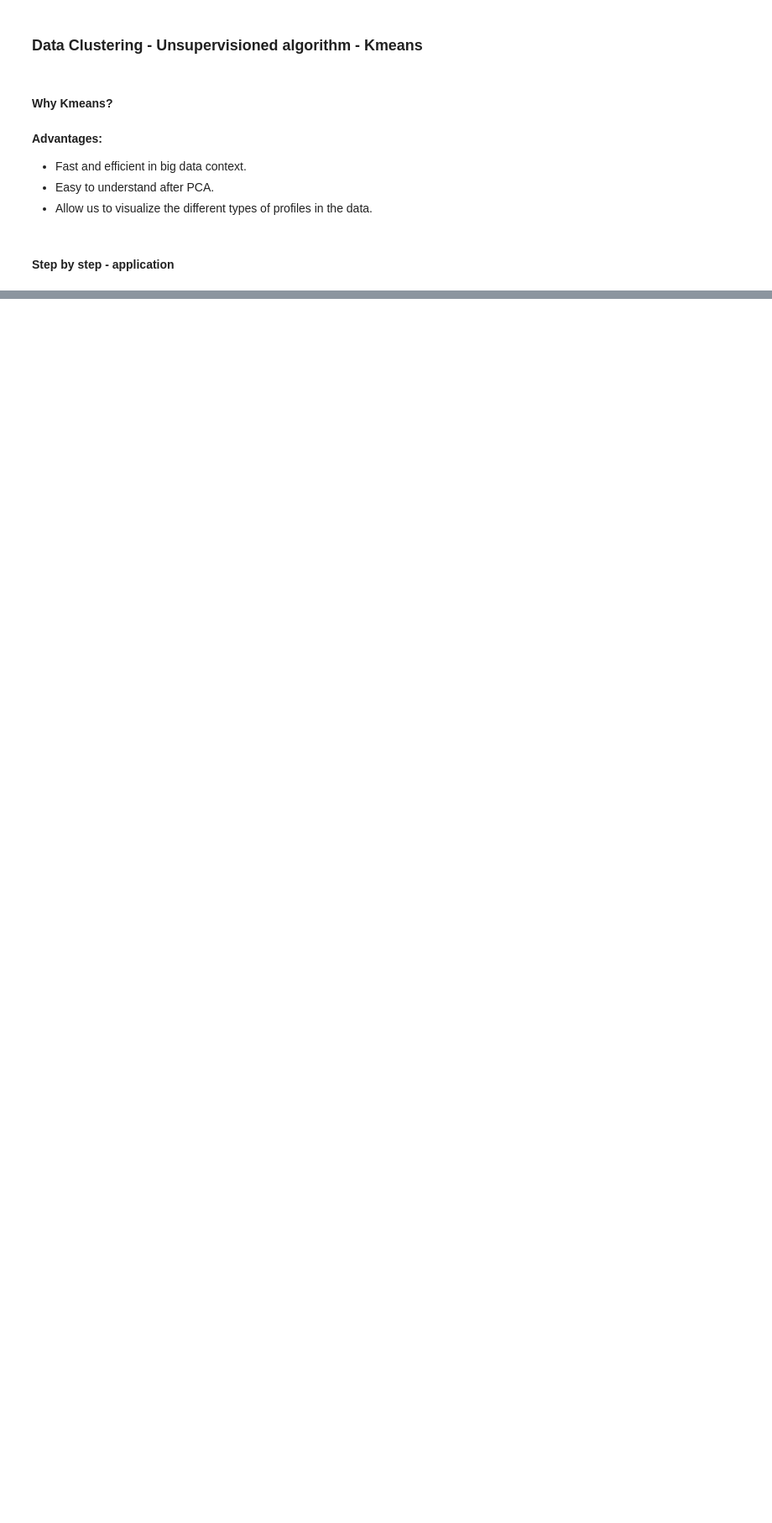
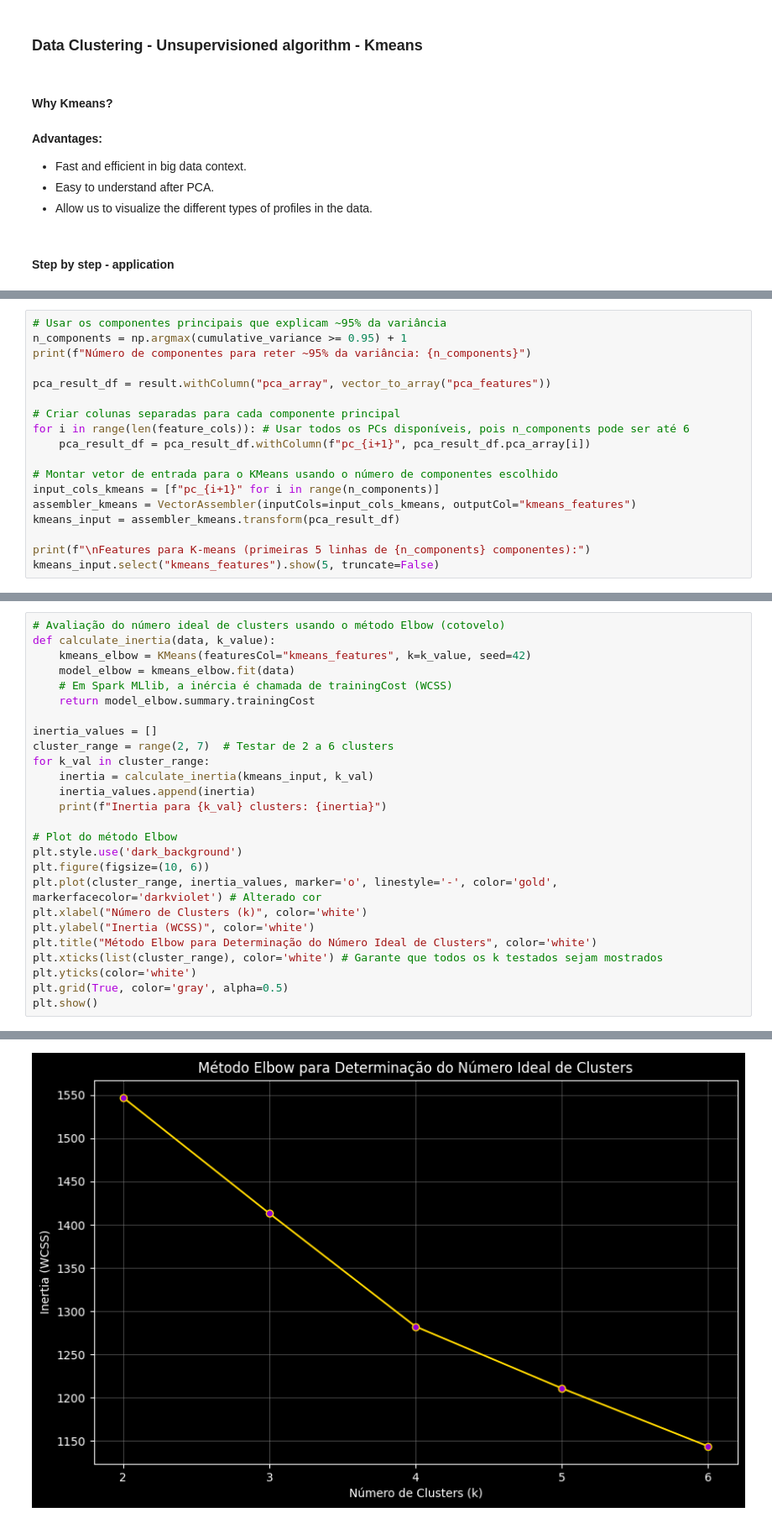
Before and after one commit to gusdorio/spark-project, a Jupyter notebook: scripts/pca_analysis.ipynb, the cells around one changed output, grey strips where cells are left out. Shown at 84% size. Drawn from its saved outputs; the diff is of its cells as text; blank space fills up the shorter version.

```diff
--- a/scripts/pca_analysis.ipynb
+++ b/scripts/pca_analysis.ipynb
@@ -564,0 +476,18 @@ plt.show()
+# %%
+# Usar os componentes principais que explicam ~95% da variância
+n_components = np.argmax(cumulative_variance >= 0.95) + 1
+print(f"Número de componentes para reter ~95% da variância: {n_components}")
+
+pca_result_df = result.withColumn("pca_array", vector_to_array("pca_features"))
+
+# Criar colunas separadas para cada componente principal
+for i in range(len(feature_cols)): # Usar todos os PCs disponíveis, pois n_components pode ser até 6
+    pca_result_df = pca_result_df.withColumn(f"pc_{i+1}", pca_result_df.pca_array[i])
+
+# Montar vetor de entrada para o KMeans usando o número de componentes escolhido
+input_cols_kmeans = [f"pc_{i+1}" for i in range(n_components)]
+assembler_kmeans = VectorAssembler(inputCols=input_cols_kmeans, outputCol="kmeans_features")
+kmeans_input = assembler_kmeans.transform(pca_result_df)
+
+print(f"\nFeatures para K-means (primeiras 5 linhas de {n_components} componentes):")
+kmeans_input.select("kmeans_features").show(5, truncate=False)
@@ -564,0 +540,27 @@ plt.show()
+# %%
+# Avaliação do número ideal de clusters usando o método Elbow (cotovelo)
+def calculate_inertia(data, k_value):
+    kmeans_elbow = KMeans(featuresCol="kmeans_features", k=k_value, seed=42)
+    model_elbow = kmeans_elbow.fit(data)
+    # Em Spark MLlib, a inércia é chamada de trainingCost (WCSS)
+    return model_elbow.summary.trainingCost
+
+inertia_values = []
+cluster_range = range(2, 7)  # Testar de 2 a 6 clusters
+for k_val in cluster_range:
+    inertia = calculate_inertia(kmeans_input, k_val)
+    inertia_values.append(inertia)
+    print(f"Inertia para {k_val} clusters: {inertia}")
+
+# Plot do método Elbow
+plt.style.use('dark_background')
+plt.figure(figsize=(10, 6))
+plt.plot(cluster_range, inertia_values, marker='o', linestyle='-', color='gold', markerfacecolor='darkviolet') # Alterado cor
+plt.xlabel("Número de Clusters (k)", color='white')
+plt.ylabel("Inertia (WCSS)", color='white')
+plt.title("Método Elbow para Determinação do Número Ideal de Clusters", color='white')
+plt.xticks(list(cluster_range), color='white') # Garante que todos os k testados sejam mostrados
+plt.yticks(color='white')
+plt.grid(True, color='gray', alpha=0.5)
+plt.show()
+# %% [output]
@@ -564,0 +572 @@ plt.show()
+[figure, added]
```
Also changed, not shown: parts of 15 cells of this notebook.
